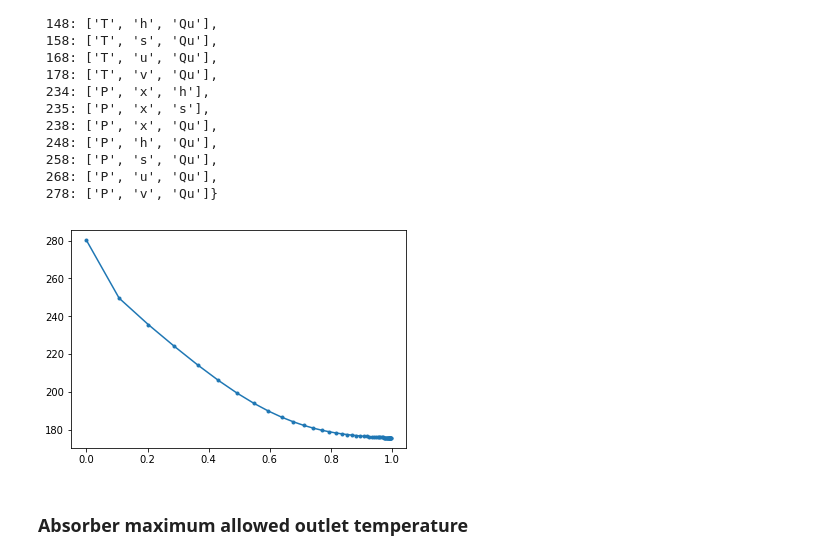
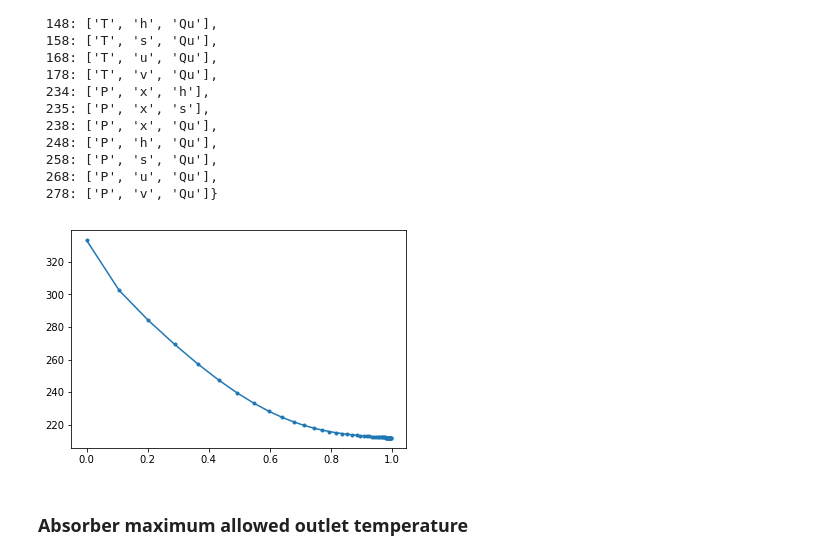
Before and after one commit to nfette/openACHP, a Jupyter notebook: src/Feasibility of ammonia-aqua chiller.ipynb, the cells around one changed output. Cells and saved outputs as stored; diff of their text form; code cells hidden in the pictures.

```diff
--- a/src/Feasibility of ammonia-aqua chiller.ipynb
+++ b/src/Feasibility of ammonia-aqua chiller.ipynb
@@ -216,16 +216,17 @@ ammonia_props.availableCodeStringsForward
  268: ['P', 'u', 'Qu'],
  278: ['P', 'v', 'Qu']}
 # %%
-astate = amm.props2(P=0.01,x=0.998,Qu=0)
+p_min = 0.20 # (bar) -- refer to benchmark_nh3h2o.ipynb
+astate = amm.props2(P=p_min,x=0.998,Qu=0)
 astate
 import numpy
 x_refrig = 1-numpy.logspace(0,-8,base=2)
-T_min_cond = amm.props2v(P=0.01,x=x_refrig,Qu=0)[0]
+T_min_cond = amm.props2v(P=p_min,x=x_refrig,Qu=0)[0]
 import matplotlib.pyplot as plt
 plt.plot(x_refrig, T_min_cond,'.-')
 plt.show()
 # %% [output]
-[figure, old version]
+[figure, new version]
 # %% [markdown]
 ### Absorber maximum allowed outlet temperature
 # %%
```
Also changed, not shown: parts of 1 cell of this notebook, 2 other files.
